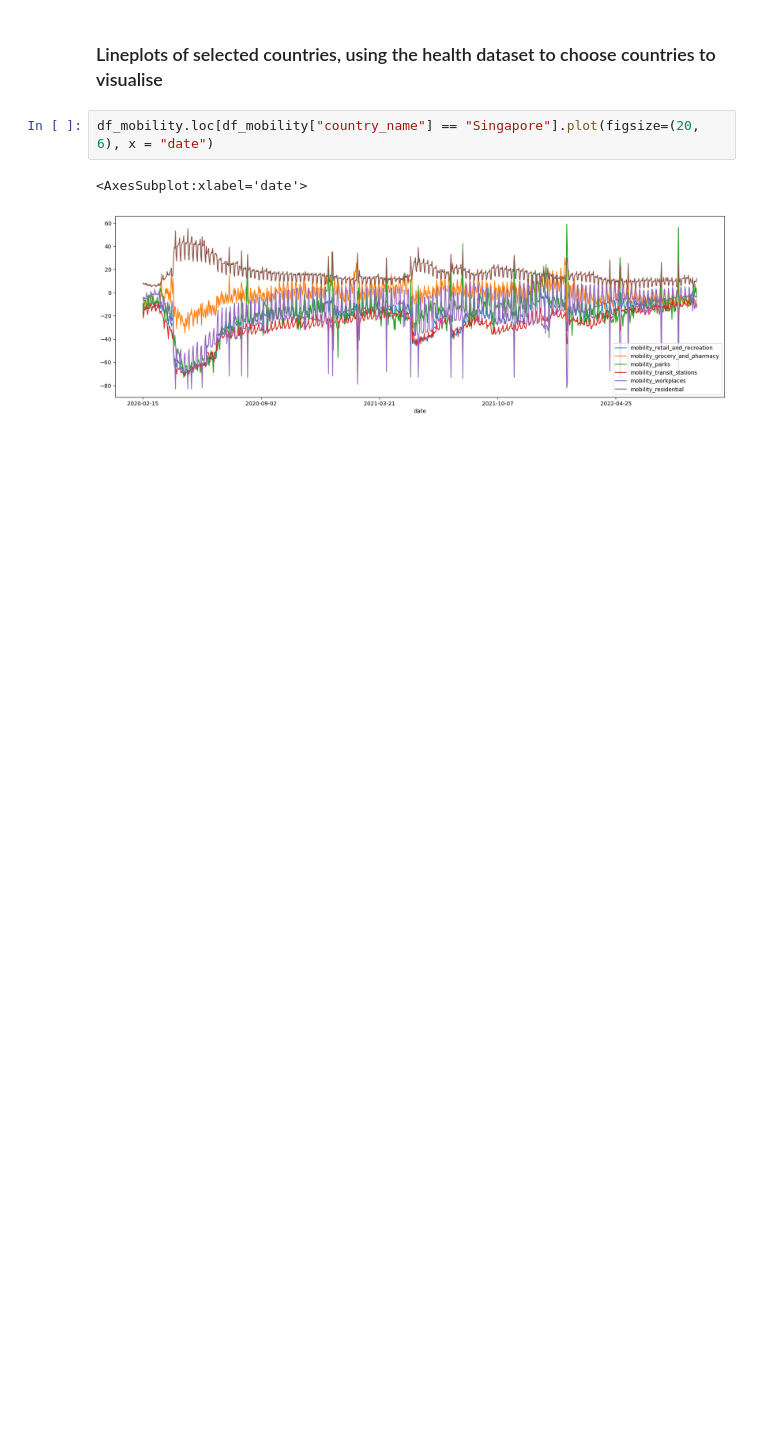
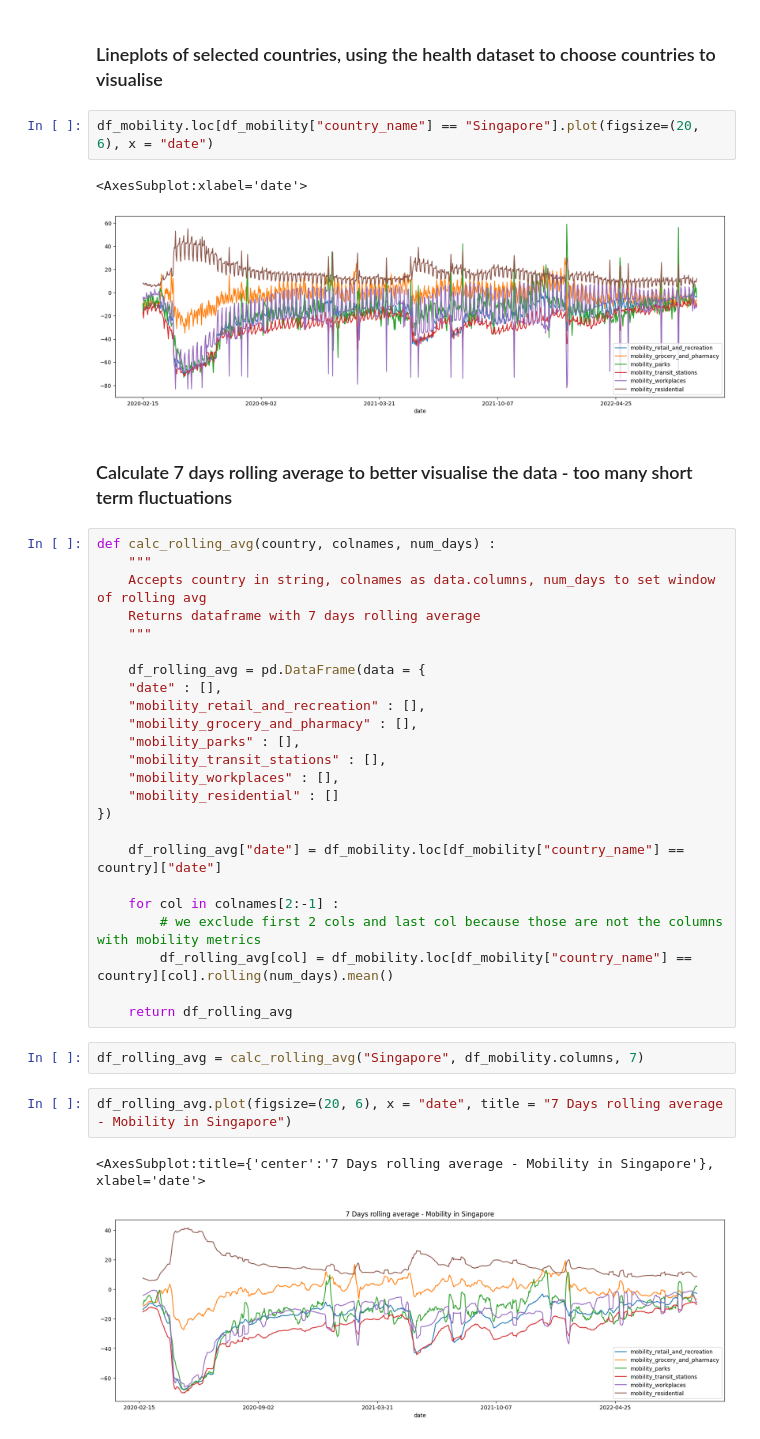
Before and after one commit to TristanKoh/p4ds-project, a Jupyter notebook: tristan-eda.ipynb, the cells around one changed output. Cells and saved outputs as stored; diff of their text form; blank space fills up the shorter version.

```diff
--- a/tristan-eda.ipynb
+++ b/tristan-eda.ipynb
@@ -256,3 +256,36 @@ df_mobility.loc[df_mobility["country_name"] == "Singapore"].plot(figsize=(20, 6)
 # %% [output]
 <AxesSubplot:xlabel='date'>
 [figure]
+# %% [markdown]
+### Calculate 7 days rolling average to better visualise the data - too many short term fluctuations
+# %%
+def calc_rolling_avg(country, colnames, num_days) :
+    """
+    Accepts country in string, colnames as data.columns, num_days to set window of rolling avg
+    Returns dataframe with 7 days rolling average
+    """
+
+    df_rolling_avg = pd.DataFrame(data = {
+    "date" : [],
+    "mobility_retail_and_recreation" : [],
+    "mobility_grocery_and_pharmacy" : [],
+    "mobility_parks" : [],
+    "mobility_transit_stations" : [],
+    "mobility_workplaces" : [],
+    "mobility_residential" : []
+})
+
+    df_rolling_avg["date"] = df_mobility.loc[df_mobility["country_name"] == country]["date"]
+
+    for col in colnames[2:-1] :
+        # we exclude first 2 cols and last col because those are not the columns with mobility metrics
+        df_rolling_avg[col] = df_mobility.loc[df_mobility["country_name"] == country][col].rolling(num_days).mean()
+
+    return df_rolling_avg
+# %%
+df_rolling_avg = calc_rolling_avg("Singapore", df_mobility.columns, 7)
+# %%
+df_rolling_avg.plot(figsize=(20, 6), x = "date", title = "7 Days rolling average - Mobility in Singapore")
+# %% [output]
+<AxesSubplot:title={'center':'7 Days rolling average - Mobility in Singapore'}, xlabel='date'>
+[figure, added]
```
Also changed, not shown: parts of 11 cells of this notebook, 1 other file.
